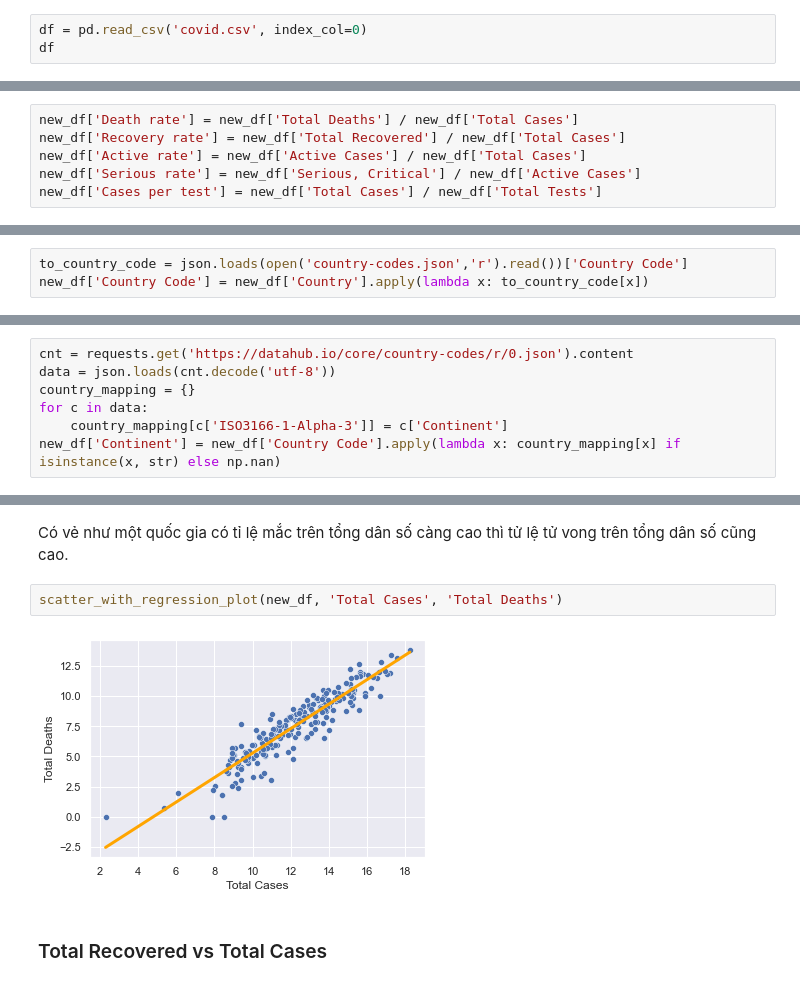
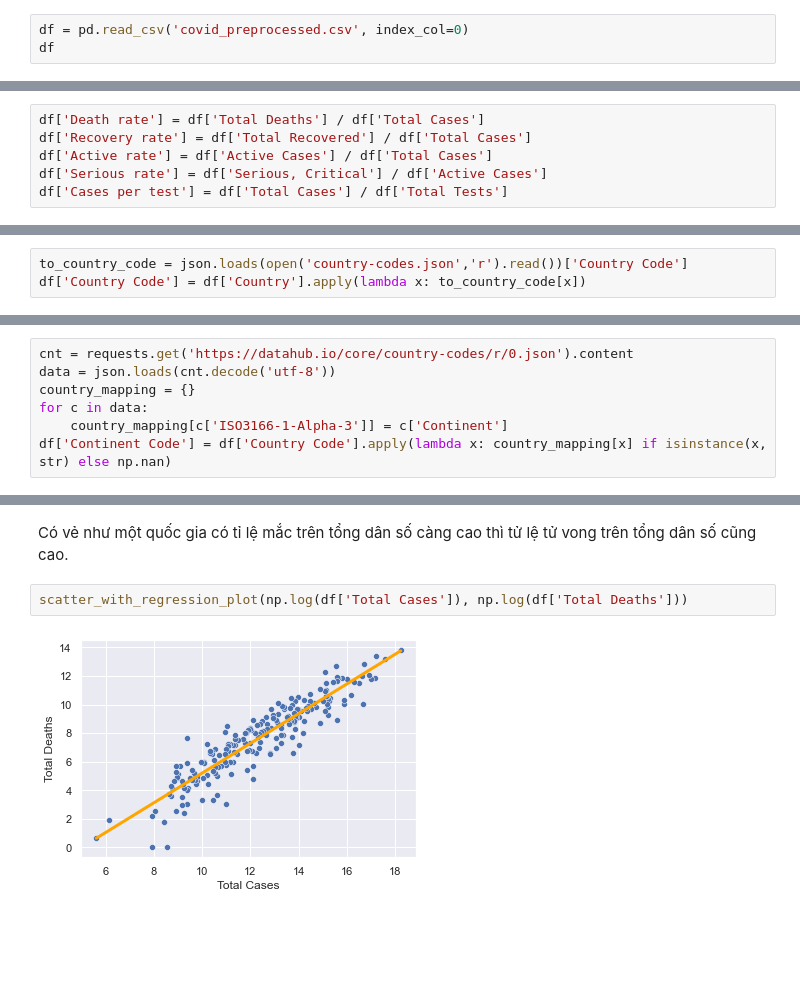
Before and after one commit to singsinghai/Lab01_Data_visual, a Jupyter notebook: Hai.ipynb, the cells around one changed output, grey strips where cells are left out. Drawn from its saved outputs; the diff is of its cells as text; blank space fills up the shorter version.

Commit message:
Upload preprocessed data file, update fix space strip in country column, update my visualization file using the new data file

```diff
--- a/Hai.ipynb
+++ b/Hai.ipynb
@@ -11,4 +13,4 @@ sns.set_theme()
 # %%
-df = pd.read_csv('covid.csv', index_col=0)
+df = pd.read_csv('covid_preprocessed.csv', index_col=0)
 df
 # %% [output]
@@ -51,8 +48,8 @@ sns.heatmap(corr, annot=True)
 # %% [markdown]
 ## Add Rate columns ##
 # %%
-new_df['Death rate'] = new_df['Total Deaths'] / new_df['Total Cases']
-new_df['Recovery rate'] = new_df['Total Recovered'] / new_df['Total Cases']
-new_df['Active rate'] = new_df['Active Cases'] / new_df['Total Cases']
-new_df['Serious rate'] = new_df['Serious, Critical'] / new_df['Active Cases']
-new_df['Cases per test'] = new_df['Total Cases'] / new_df['Total Tests']
+df['Death rate'] = df['Total Deaths'] / df['Total Cases']
+df['Recovery rate'] = df['Total Recovered'] / df['Total Cases']
+df['Active rate'] = df['Active Cases'] / df['Total Cases']
+df['Serious rate'] = df['Serious, Critical'] / df['Active Cases']
+df['Cases per test'] = df['Total Cases'] / df['Total Tests']
@@ -60,7 +75,7 @@ new_df['Cases per test'] = new_df['Total Cases'] / new_df['Total Tests']
 ## Add Country codes ##
 # %%
 to_country_code = json.loads(open('country-codes.json','r').read())['Country Code']
-new_df['Country Code'] = new_df['Country'].apply(lambda x: to_country_code[x])
+df['Country Code'] = df['Country'].apply(lambda x: to_country_code[x])
 # %% [markdown]
 ## Add Continents ##
 # %%
@@ -69,4 +84,4 @@ data = json.loads(cnt.decode('utf-8'))
 country_mapping = {}
 for c in data:
     country_mapping[c['ISO3166-1-Alpha-3']] = c['Continent']
-new_df['Continent'] = new_df['Country Code'].apply(lambda x: country_mapping[x] if isinstance(x, str) else np.nan)
+df['Continent Code'] = df['Country Code'].apply(lambda x: country_mapping[x] if isinstance(x, str) else np.nan)
@@ -109,8 +140,6 @@ scatter_with_regression_plot(np.log(new_df['Total Cases/1M pop']), np.log(new_df
 # %% [markdown]
 Có vẻ như một quốc gia có tỉ lệ mắc trên tổng dân số càng cao thì tử lệ tử vong trên tổng dân số cũng cao.
 # %%
-scatter_with_regression_plot(new_df, 'Total Cases', 'Total Deaths')
+scatter_with_regression_plot(np.log(df['Total Cases']), np.log(df['Total Deaths']))
 # %% [output]
-[figure, old version]
+[figure, new version]
-# %% [markdown]
-### Total Recovered vs Total Cases ###
```
Also changed, not shown: parts of 16 cells of this notebook, 2 other files.
